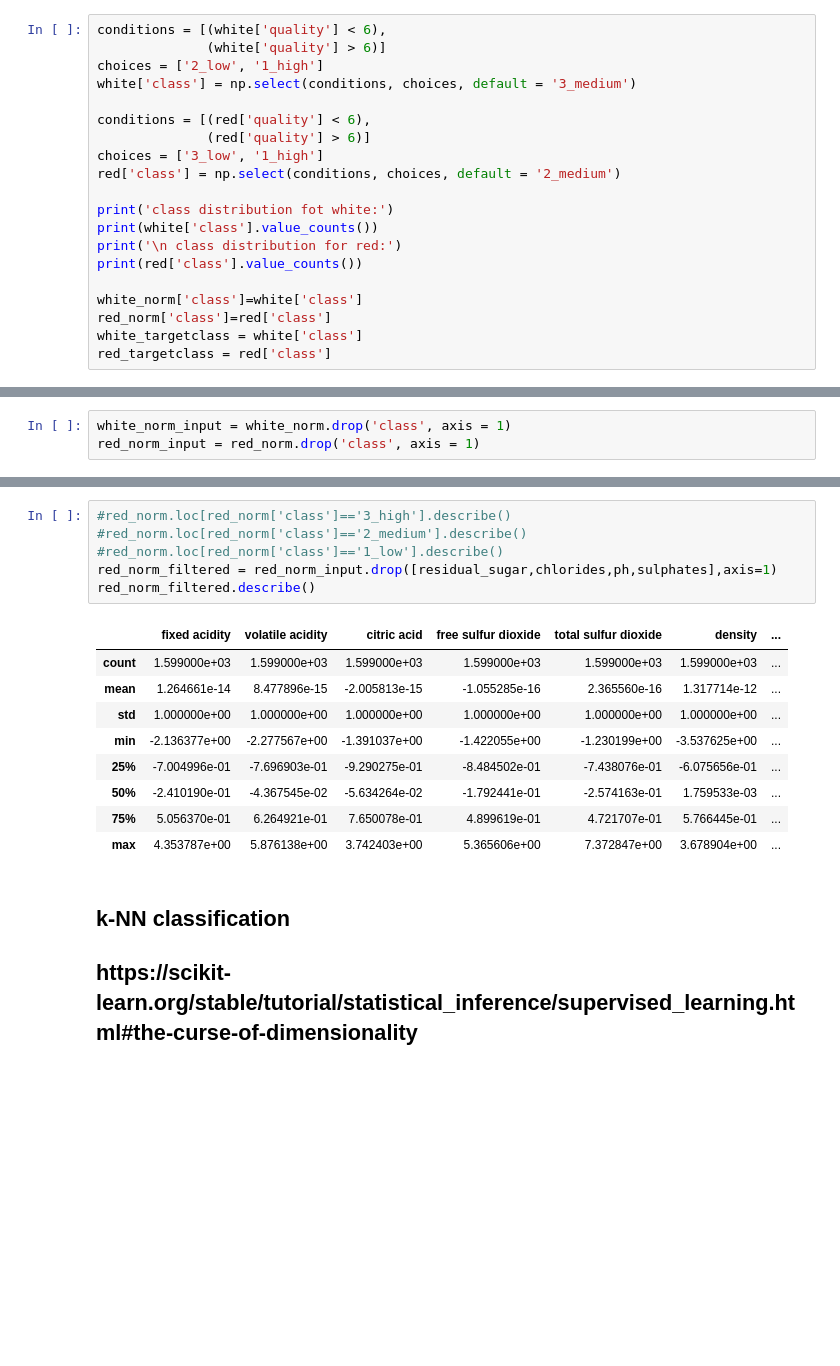
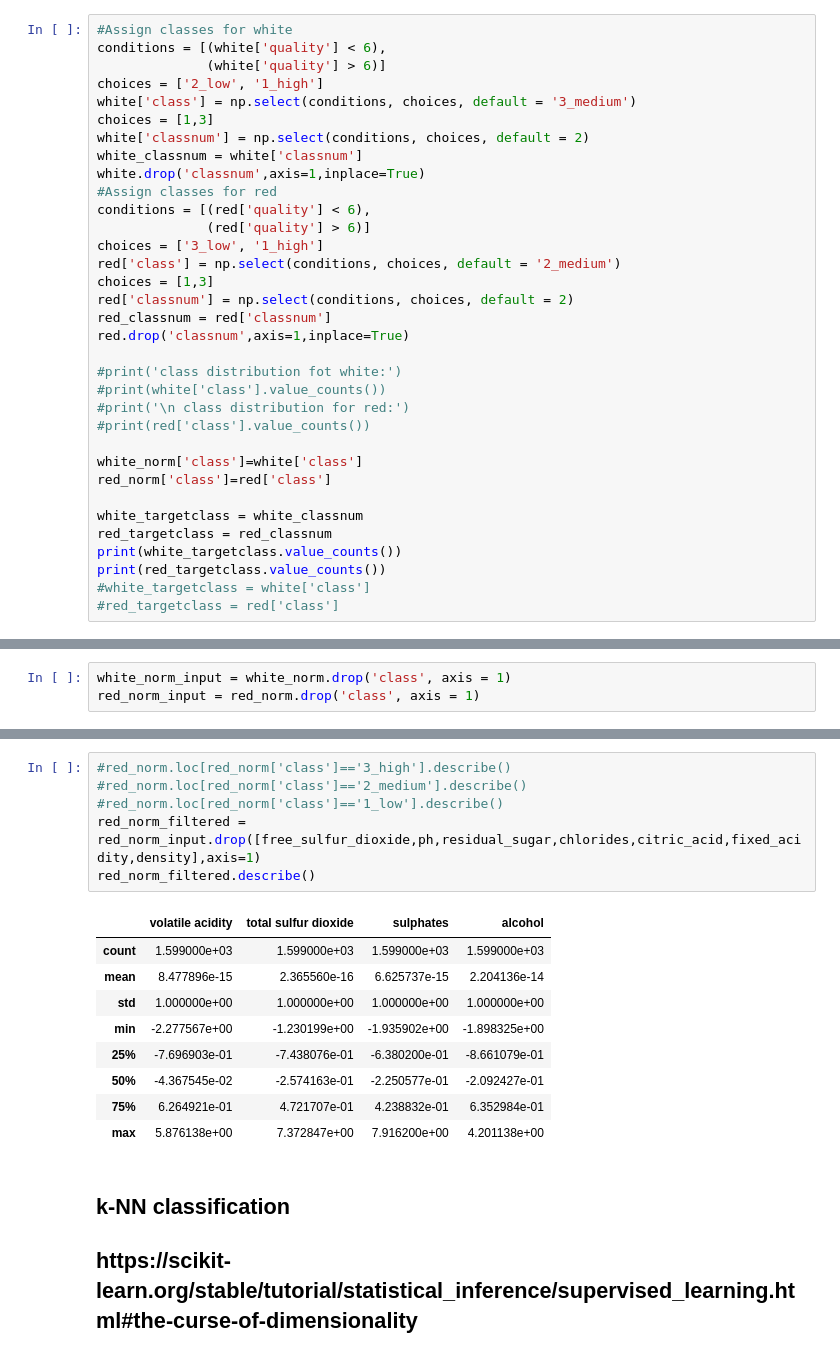
Before and after one commit to GeJulia/wineForTheWin, a Jupyter notebook: Michael-clean.ipynb, the cells around one changed output, grey strips where cells are left out. Saved outputs shown, nothing was run; the diff lists cells and outputs as text; blank space fills up the shorter version.

```diff
--- a/Michael-clean.ipynb
+++ b/Michael-clean.ipynb
@@ -131,23 +137,37 @@ rcorr.style.background_gradient().set_precision(3)
     Assign classes based on quality. Less than 6; 6; better than 6. Because it makes sense considering the distribution of ratings.
 </p>
 # %%
+#Assign classes for white
 conditions = [(white['quality'] < 6),
               (white['quality'] > 6)]
 choices = ['2_low', '1_high']
 white['class'] = np.select(conditions, choices, default = '3_medium')
-
+choices = [1,3]
+white['classnum'] = np.select(conditions, choices, default = 2)
+white_classnum = white['classnum']
+white.drop('classnum',axis=1,inplace=True)
+#Assign classes for red
 conditions = [(red['quality'] < 6),
               (red['quality'] > 6)]
 choices = ['3_low', '1_high']
 red['class'] = np.select(conditions, choices, default = '2_medium')
+choices = [1,3]
+red['classnum'] = np.select(conditions, choices, default = 2)
+red_classnum = red['classnum']
+red.drop('classnum',axis=1,inplace=True)
 
-print('class distribution fot white:')
-print(white['class'].value_counts())
-print('\n class distribution for red:')
-print(red['class'].value_counts())
+#print('class distribution fot white:')
+#print(white['class'].value_counts())
+#print('\n class distribution for red:')
+#print(red['class'].value_counts())
 
 white_norm['class']=white['class']
 red_norm['class']=red['class']
-white_targetclass = white['class']
-red_targetclass = red['class']
+
+white_targetclass = white_classnum
+red_targetclass = red_classnum
+print(white_targetclass.value_counts())
+print(red_targetclass.value_counts())
+#white_targetclass = white['class']
+#red_targetclass = red['class']
 # %% [output]
@@ -184,19 +201,19 @@ white_norm_filtered.describe()
 # %%
 #red_norm.loc[red_norm['class']=='3_high'].describe()
 #red_norm.loc[red_norm['class']=='2_medium'].describe()
 #red_norm.loc[red_norm['class']=='1_low'].describe()
-red_norm_filtered = red_norm_input.drop([residual_sugar,chlorides,ph,sulphates],axis=1)
+red_norm_filtered = red_norm_input.drop([free_sulfur_dioxide,ph,residual_sugar,chlorides,citric_acid,fixed_acidity,density],axis=1)
 red_norm_filtered.describe()
 # %% [output]
-|  | fixed acidity | volatile acidity | citric acid | free sulfur dioxide | total sulfur dioxide | density | ... |
-| count | 1.599000e+03 | 1.599000e+03 | 1.599000e+03 | 1.599000e+03 | 1.599000e+03 | 1.599000e+03 | ... |
-| mean | 1.264661e-14 | 8.477896e-15 | -2.005813e-15 | -1.055285e-16 | 2.365560e-16 | 1.317714e-12 | ... |
-| std | 1.000000e+00 | 1.000000e+00 | 1.000000e+00 | 1.000000e+00 | 1.000000e+00 | 1.000000e+00 | ... |
-| min | -2.136377e+00 | -2.277567e+00 | -1.391037e+00 | -1.422055e+00 | -1.230199e+00 | -3.537625e+00 | ... |
-| 25% | -7.004996e-01 | -7.696903e-01 | -9.290275e-01 | -8.484502e-01 | -7.438076e-01 | -6.075656e-01 | ... |
-| 50% | -2.410190e-01 | -4.367545e-02 | -5.634264e-02 | -1.792441e-01 | -2.574163e-01 | 1.759533e-03 | ... |
-| 75% | 5.056370e-01 | 6.264921e-01 | 7.650078e-01 | 4.899619e-01 | 4.721707e-01 | 5.766445e-01 | ... |
-| max | 4.353787e+00 | 5.876138e+00 | 3.742403e+00 | 5.365606e+00 | 7.372847e+00 | 3.678904e+00 | ... |
+|  | volatile acidity | total sulfur dioxide | sulphates | alcohol |
+| count | 1.599000e+03 | 1.599000e+03 | 1.599000e+03 | 1.599000e+03 |
+| mean | 8.477896e-15 | 2.365560e-16 | 6.625737e-15 | 2.204136e-14 |
+| std | 1.000000e+00 | 1.000000e+00 | 1.000000e+00 | 1.000000e+00 |
+| min | -2.277567e+00 | -1.230199e+00 | -1.935902e+00 | -1.898325e+00 |
+| 25% | -7.696903e-01 | -7.438076e-01 | -6.380200e-01 | -8.661079e-01 |
+| 50% | -4.367545e-02 | -2.574163e-01 | -2.250577e-01 | -2.092427e-01 |
+| 75% | 6.264921e-01 | 4.721707e-01 | 4.238832e-01 | 6.352984e-01 |
+| max | 5.876138e+00 | 7.372847e+00 | 7.916200e+00 | 4.201138e+00 |
 # %% [markdown]
 <h2>k-NN classification<h2><p>https://scikit-learn.org/stable/tutorial/statistical_inference/supervised_learning.html#the-curse-of-dimensionality</p>
 # %% [markdown]
```
Also changed, not shown: parts of 36 cells of this notebook.
